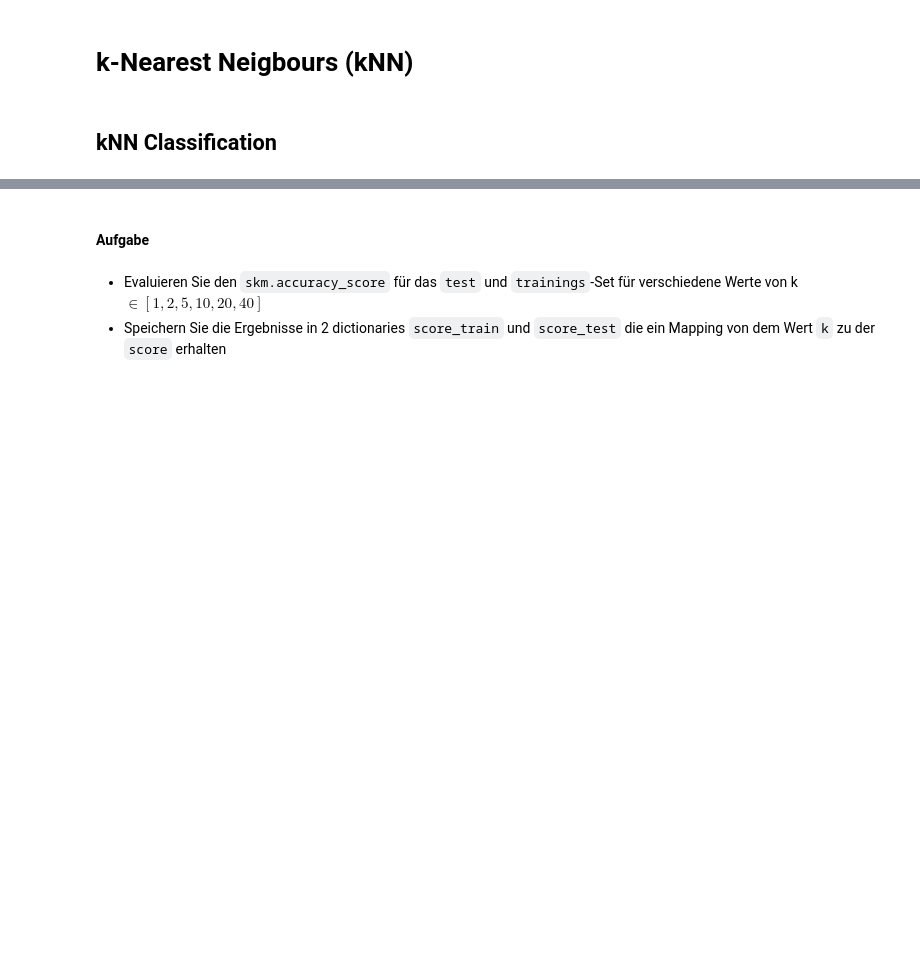
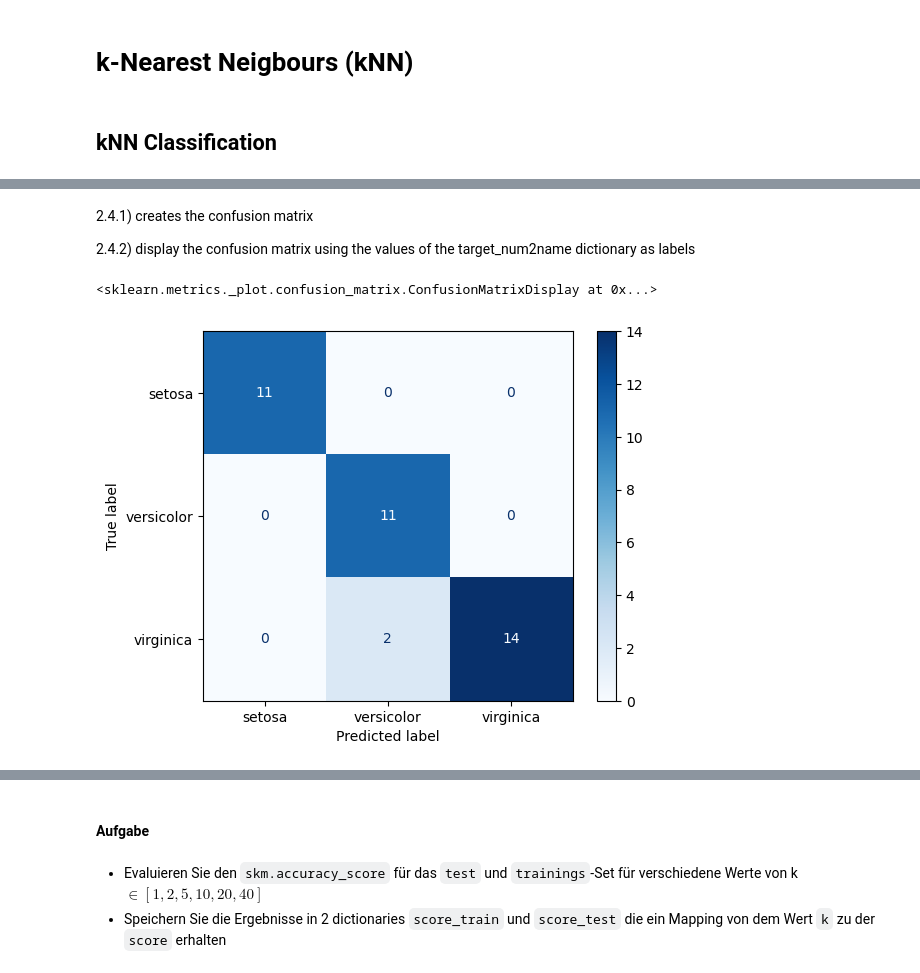
Before and after one commit to j0-ji/AI-class, a Jupyter notebook: uebung_2/week1_knn_in_action_student.ipynb, the cells around one changed output, grey strips where cells are left out. Cells and saved outputs as stored; diff of their text form; code cells hidden in the pictures; blank space fills up the shorter version.

```diff
--- a/uebung_2/week1_knn_in_action_student.ipynb
+++ b/uebung_2/week1_knn_in_action_student.ipynb
@@ -41,11 +102,16 @@ skm.accuracy_score(
+# %% [markdown]
+2.4.1) creates the confusion matrix
+
+2.4.2) display the confusion matrix using the values of the target_num2name dictionary as labels
 # %%
 # Create the confusion matrix
 cm = skm.confusion_matrix(test['named_target'], test_pred)
 
 # Display it
 disp = skm.ConfusionMatrixDisplay(confusion_matrix=cm, display_labels=target_num2name.values())
 disp.plot(cmap='Blues')
-plt.title("Confusion Matrix")
-plt.show()
+# %% [output]
+<sklearn.metrics._plot.confusion_matrix.ConfusionMatrixDisplay at 0x...>
+[figure, added]
 # %%
 print(skm.classification_report(y_true=test['named_target'], y_pred=test_pred))
```
Also changed, not shown: parts of 27 cells of this notebook, 1 other file.
